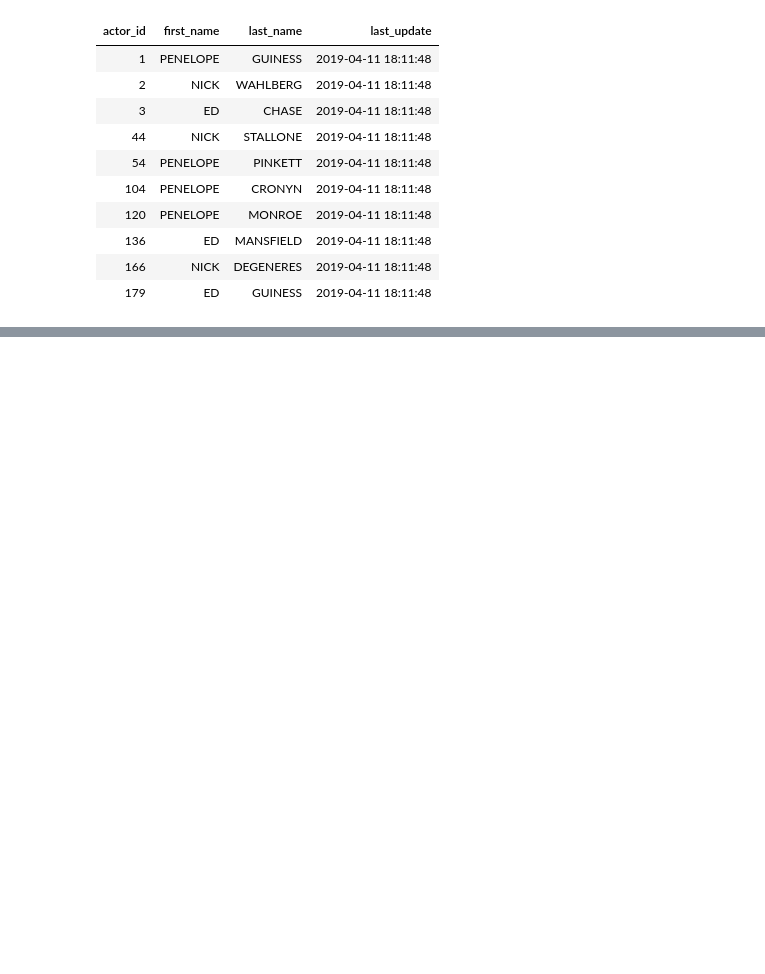
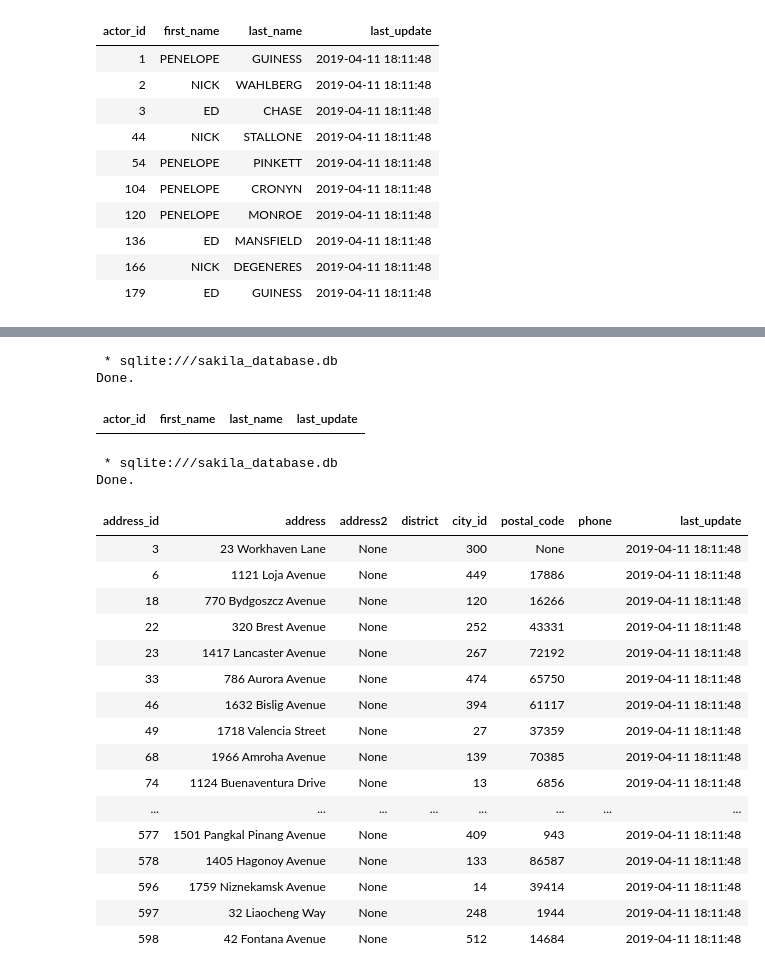
Before and after one commit to ram-polisetti/SQL, a Jupyter notebook: sql_practice.ipynb, the cells around one changed output, grey strips where cells are left out. Cells and saved outputs as stored; diff of their text form; code cells hidden in the pictures; blank space fills up the shorter version.

Commit message:
used like and boolean operators

```diff
--- a/sql_practice.ipynb
+++ b/sql_practice.ipynb
@@ -348,0 +382,36 @@ Done.
+# %%
+%%sql
+SELECT *
+FROM actor
+WHERE first_name IN ('PENELOP%', 'N_CK', 'ED?') ;
+# %% [output]
+ * sqlite:///sakila_database.db
+Done.
+| actor_id | first_name | last_name | last_update |
+# %%
+%%sql
+-- using AND and OR in address tables
+SELECT *
+FROM address
+WHERE address LIKE '___%'
+OR (district LIKE '%l%' OR city_id = 312)
+# %% [output]
+ * sqlite:///sakila_database.db
+Done.
+| address_id | address | address2 | district | city_id | postal_code | phone | last_update |
+| 3 | 23 Workhaven Lane | None |  | 300 | None |  | 2019-04-11 18:11:48 |
+| 6 | 1121 Loja Avenue | None |  | 449 | 17886 |  | 2019-04-11 18:11:48 |
+| 18 | 770 Bydgoszcz Avenue | None |  | 120 | 16266 |  | 2019-04-11 18:11:48 |
+| 22 | 320 Brest Avenue | None |  | 252 | 43331 |  | 2019-04-11 18:11:48 |
+| 23 | 1417 Lancaster Avenue | None |  | 267 | 72192 |  | 2019-04-11 18:11:48 |
+| 33 | 786 Aurora Avenue | None |  | 474 | 65750 |  | 2019-04-11 18:11:48 |
+| 46 | 1632 Bislig Avenue | None |  | 394 | 61117 |  | 2019-04-11 18:11:48 |
+| 49 | 1718 Valencia Street | None |  | 27 | 37359 |  | 2019-04-11 18:11:48 |
+| 68 | 1966 Amroha Avenue | None |  | 139 | 70385 |  | 2019-04-11 18:11:48 |
+| 74 | 1124 Buenaventura Drive | None |  | 13 | 6856 |  | 2019-04-11 18:11:48 |
+| ... | ... | ... | ... | ... | ... | ... | ... |
+| 577 | 1501 Pangkal Pinang Avenue | None |  | 409 | 943 |  | 2019-04-11 18:11:48 |
+| 578 | 1405 Hagonoy Avenue | None |  | 133 | 86587 |  | 2019-04-11 18:11:48 |
+| 596 | 1759 Niznekamsk Avenue | None |  | 14 | 39414 |  | 2019-04-11 18:11:48 |
+| 597 | 32 Liaocheng Way | None |  | 248 | 1944 |  | 2019-04-11 18:11:48 |
+| 598 | 42 Fontana Avenue | None |  | 512 | 14684 |  | 2019-04-11 18:11:48 |
```
Also changed, not shown: parts of 2 cells of this notebook, 1 other file.
